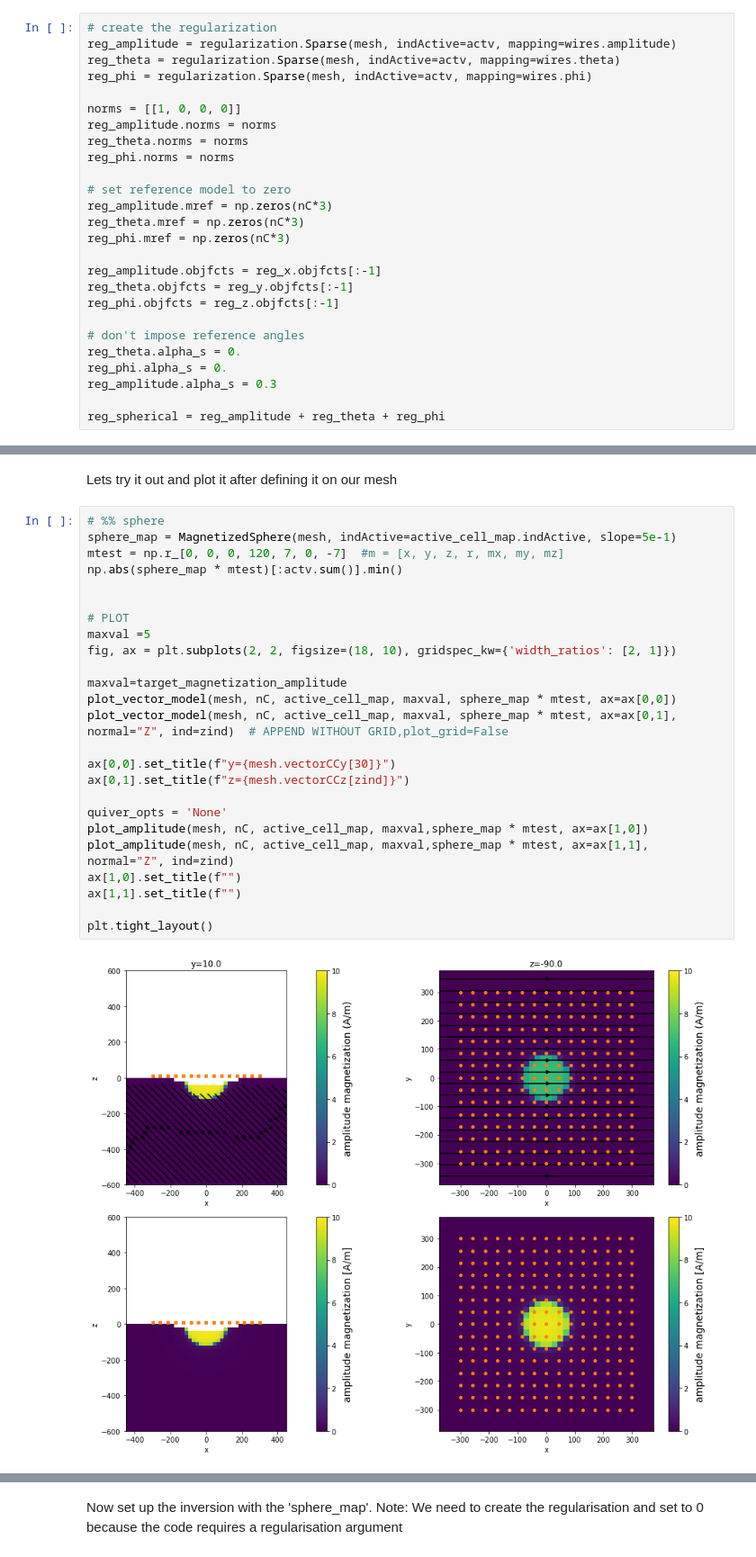
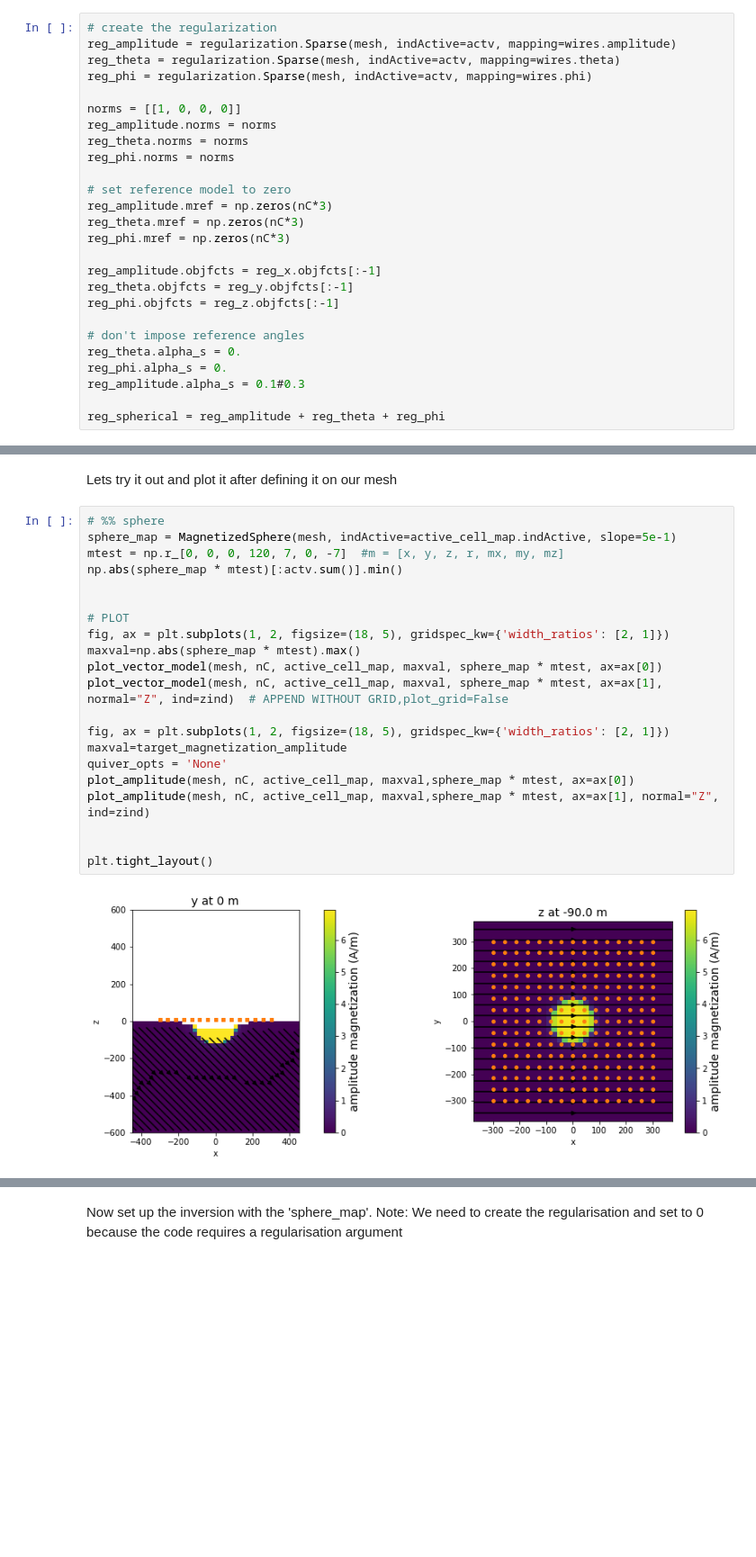
Before and after one commit to AnnaMittelholz/mars-mag-2021, a Jupyter notebook: mvi_CraterScenario.ipynb, the cells around one changed output, grey strips where cells are left out. Shown at 90% size. Cells and saved outputs as stored; diff of their text form; blank space fills up the shorter version.

Commit message:
plotting update

```diff
--- a/mvi_CraterScenario.ipynb
+++ b/mvi_CraterScenario.ipynb
@@ -540,7 +540,7 @@ reg_phi.objfcts = reg_z.objfcts[:-1]
 # don't impose reference angles
 reg_theta.alpha_s = 0.
 reg_phi.alpha_s = 0.
-reg_amplitude.alpha_s = 0.3
+reg_amplitude.alpha_s = 0.1#0.3
 
 reg_spherical = reg_amplitude + reg_theta + reg_phi
 # %%
@@ -731,27 +732,23 @@ Lets try it out and plot it after defining it on our mesh
 # %%
 # %% sphere
 sphere_map = MagnetizedSphere(mesh, indActive=active_cell_map.indActive, slope=5e-1)
 mtest = np.r_[0, 0, 0, 120, 7, 0, -7]  #m = [x, y, z, r, mx, my, mz]
 np.abs(sphere_map * mtest)[:actv.sum()].min()
 
 
 # PLOT
-maxval =5
-fig, ax = plt.subplots(2, 2, figsize=(18, 10), gridspec_kw={'width_ratios': [2, 1]})
+fig, ax = plt.subplots(1, 2, figsize=(18, 5), gridspec_kw={'width_ratios': [2, 1]})
+maxval=np.abs(sphere_map * mtest).max()
+plot_vector_model(mesh, nC, active_cell_map, maxval, sphere_map * mtest, ax=ax[0])
+plot_vector_model(mesh, nC, active_cell_map, maxval, sphere_map * mtest, ax=ax[1], normal="Z", ind=zind)  # APPEND WITHOUT GRID,plot_grid=False
 
+fig, ax = plt.subplots(1, 2, figsize=(18, 5), gridspec_kw={'width_ratios': [2, 1]})
 maxval=target_magnetization_amplitude
-plot_vector_model(mesh, nC, active_cell_map, maxval, sphere_map * mtest, ax=ax[0,0])
-plot_vector_model(mesh, nC, active_cell_map, maxval, sphere_map * mtest, ax=ax[0,1], normal="Z", ind=zind)  # APPEND WITHOUT GRID,plot_grid=False
+quiver_opts = 'None'
+plot_amplitude(mesh, nC, active_cell_map, maxval,sphere_map * mtest, ax=ax[0])
+plot_amplitude(mesh, nC, active_cell_map, maxval,sphere_map * mtest, ax=ax[1], normal="Z", ind=zind)
 
-ax[0,0].set_title(f"y={mesh.vectorCCy[30]}")
-ax[0,1].set_title(f"z={mesh.vectorCCz[zind]}")
-
-quiver_opts = 'None'
-plot_amplitude(mesh, nC, active_cell_map, maxval,sphere_map * mtest, ax=ax[1,0])
-plot_amplitude(mesh, nC, active_cell_map, maxval,sphere_map * mtest, ax=ax[1,1], normal="Z", ind=zind)
-ax[1,0].set_title(f"")
-ax[1,1].set_title(f"")
 
 plt.tight_layout()
 # %% [output]
-[figure, old version]
+[figure, new version]
```
Also changed, not shown: parts of 13 cells of this notebook, 1 other file.
